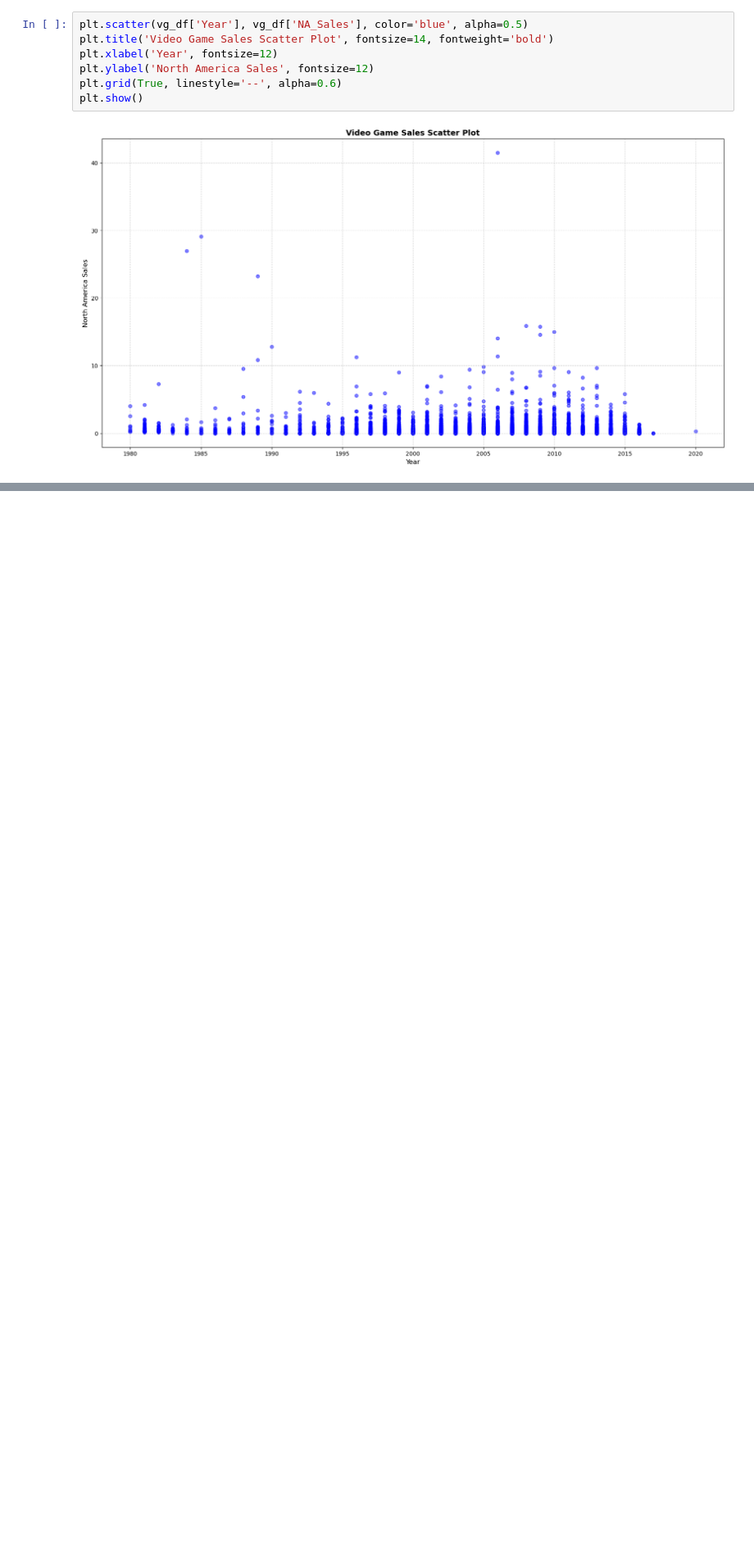
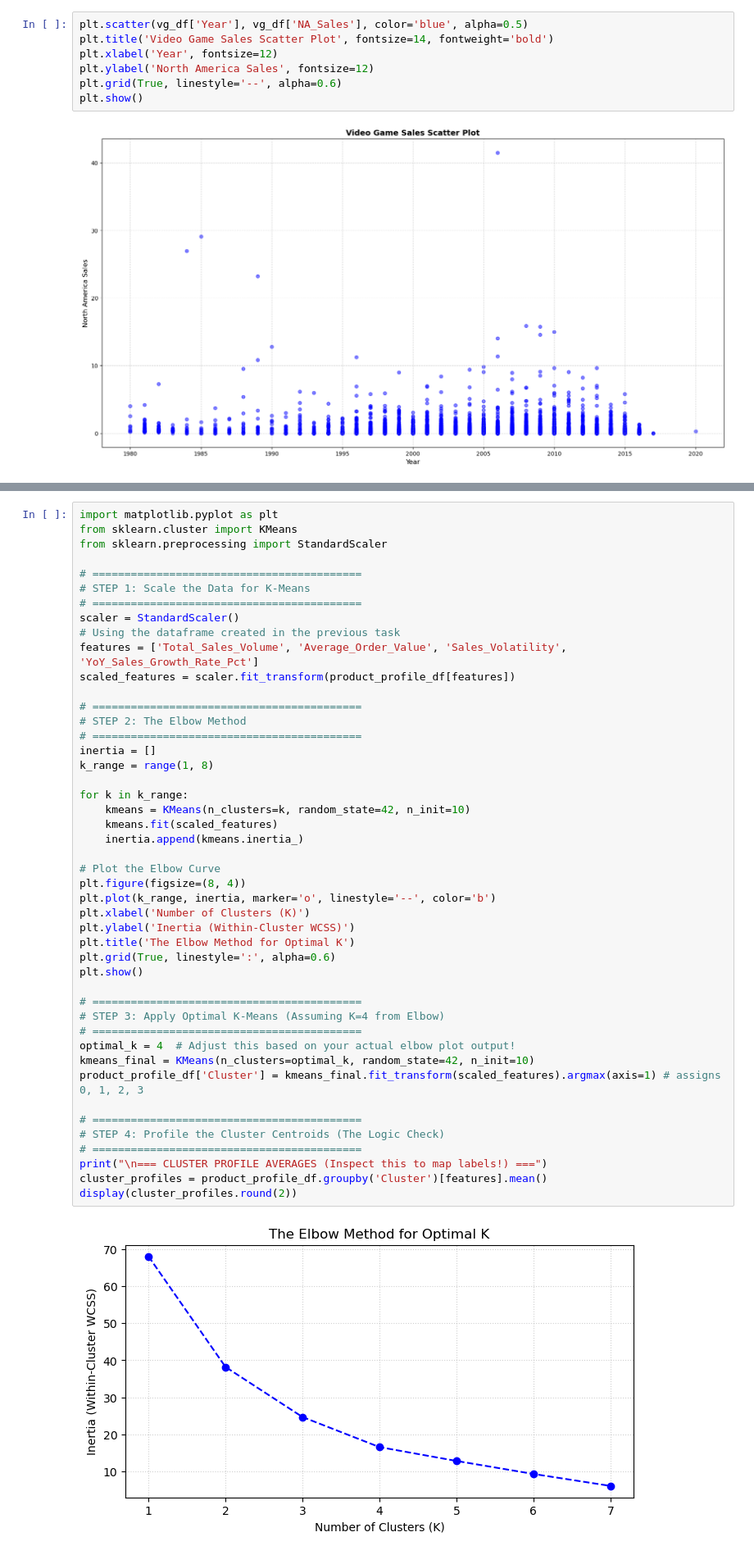
Before and after one commit to ProfessionalPallav20014/Sales-Forecasting-PallavDas, a Jupyter notebook: salesforecasting-pallavdas.ipynb, the cells around one changed output, grey strips where cells are left out. Shown at 82% size. Cells and saved outputs as stored; diff of their text form; blank space fills up the shorter version.

```diff
--- a/salesforecasting-pallavdas.ipynb
+++ b/salesforecasting-pallavdas.ipynb
@@ -1546,0 +1763,48 @@ plt.show()
+# %%
+import matplotlib.pyplot as plt
+from sklearn.cluster import KMeans
+from sklearn.preprocessing import StandardScaler
+
+# ==========================================
+# STEP 1: Scale the Data for K-Means
+# ==========================================
+scaler = StandardScaler()
+# Using the dataframe created in the previous task
+features = ['Total_Sales_Volume', 'Average_Order_Value', 'Sales_Volatility', 'YoY_Sales_Growth_Rate_Pct']
+scaled_features = scaler.fit_transform(product_profile_df[features])
+
+# ==========================================
+# STEP 2: The Elbow Method
+# ==========================================
+inertia = []
+k_range = range(1, 8)
+
+for k in k_range:
+    kmeans = KMeans(n_clusters=k, random_state=42, n_init=10)
+    kmeans.fit(scaled_features)
+    inertia.append(kmeans.inertia_)
+
+# Plot the Elbow Curve
+plt.figure(figsize=(8, 4))
+plt.plot(k_range, inertia, marker='o', linestyle='--', color='b')
+plt.xlabel('Number of Clusters (K)')
+plt.ylabel('Inertia (Within-Cluster WCSS)')
+plt.title('The Elbow Method for Optimal K')
+plt.grid(True, linestyle=':', alpha=0.6)
+plt.show()
+
+# ==========================================
+# STEP 3: Apply Optimal K-Means (Assuming K=4 from Elbow)
+# ==========================================
+optimal_k = 4  # Adjust this based on your actual elbow plot output!
+kmeans_final = KMeans(n_clusters=optimal_k, random_state=42, n_init=10)
+product_profile_df['Cluster'] = kmeans_final.fit_transform(scaled_features).argmax(axis=1) # assigns 0, 1, 2, 3
+
+# ==========================================
+# STEP 4: Profile the Cluster Centroids (The Logic Check)
+# ==========================================
+print("\n=== CLUSTER PROFILE AVERAGES (Inspect this to map labels!) ===")
+cluster_profiles = product_profile_df.groupby('Cluster')[features].mean()
+display(cluster_profiles.round(2))
+# %% [output]
+[figure, added]
```
Also changed, not shown: parts of 32 cells of this notebook.
